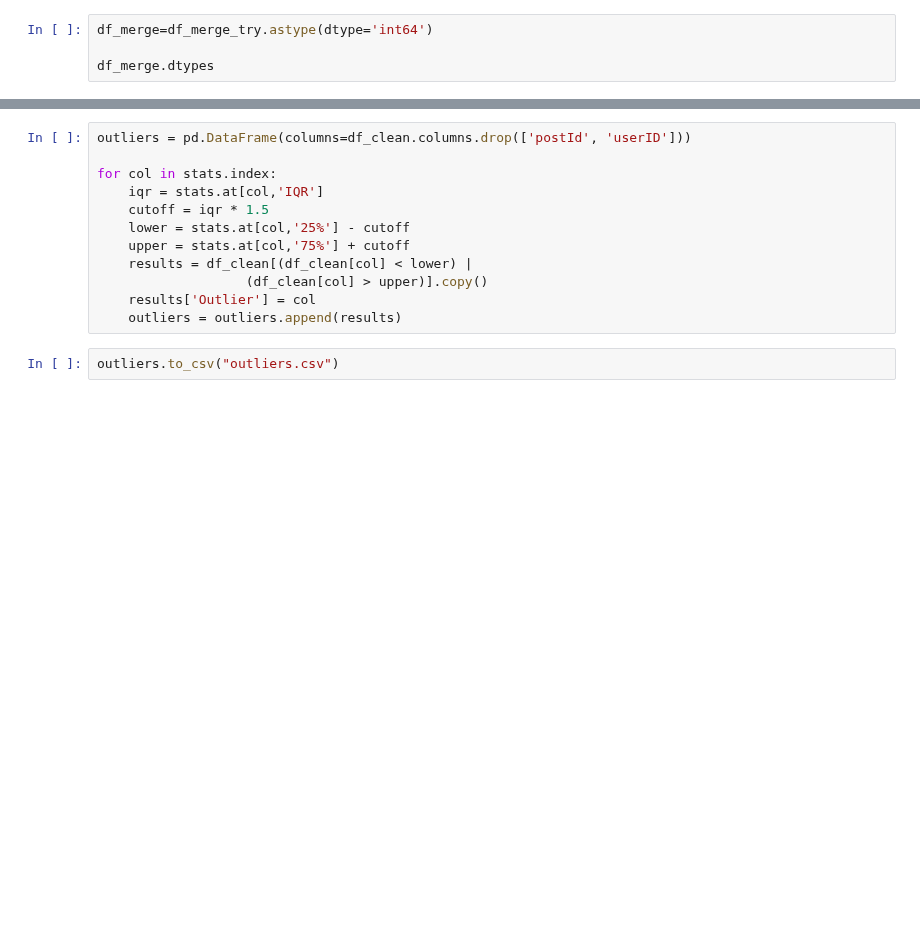
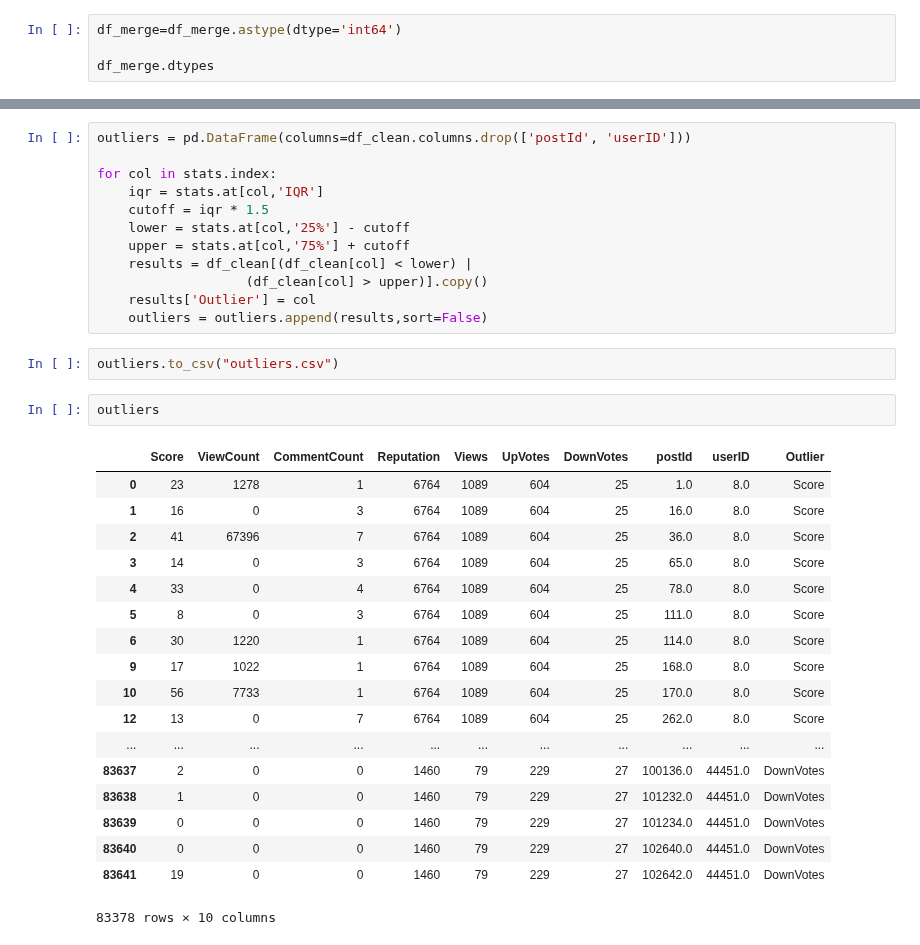
Before and after one commit to ironhack-datalabs/datamad0819, a Jupyter notebook: module-1/lab-data_cleaning/your-code/main.ipynb, the cells around one changed output, grey strips where cells are left out. Saved outputs shown, nothing was run; the diff lists cells and outputs as text; blank space fills up the shorter version.

```diff
--- a/module-1/lab-data_cleaning/your-code/main.ipynb
+++ b/module-1/lab-data_cleaning/your-code/main.ipynb
@@ -151,7 +151,7 @@ df_merge.head()
 | 3 | 65 | 14 | 8.0 | 0.0 | 3 | 6764 | 1089 | 604 | 25 |
 | 4 | 78 | 33 | 8.0 | 0.0 | 4 | 6764 | 1089 | 604 | 25 |
 # %%
-df_merge=df_merge_try.astype(dtype='int64')
+df_merge=df_merge.astype(dtype='int64')
 
 df_merge.dtypes
 # %% [output]
@@ -209,6 +209,27 @@ for col in stats.index:
     results = df_clean[(df_clean[col] < lower) |
                    (df_clean[col] > upper)].copy()
     results['Outlier'] = col
-    outliers = outliers.append(results)
+    outliers = outliers.append(results,sort=False)
 # %%
 outliers.to_csv("outliers.csv")
+# %%
+outliers
+# %% [output]
+|  | Score | ViewCount | CommentCount | Reputation | Views | UpVotes | DownVotes | postId | userID | Outlier |
+| 0 | 23 | 1278 | 1 | 6764 | 1089 | 604 | 25 | 1.0 | 8.0 | Score |
+| 1 | 16 | 0 | 3 | 6764 | 1089 | 604 | 25 | 16.0 | 8.0 | Score |
+| 2 | 41 | 67396 | 7 | 6764 | 1089 | 604 | 25 | 36.0 | 8.0 | Score |
+| 3 | 14 | 0 | 3 | 6764 | 1089 | 604 | 25 | 65.0 | 8.0 | Score |
+| 4 | 33 | 0 | 4 | 6764 | 1089 | 604 | 25 | 78.0 | 8.0 | Score |
+| 5 | 8 | 0 | 3 | 6764 | 1089 | 604 | 25 | 111.0 | 8.0 | Score |
+| 6 | 30 | 1220 | 1 | 6764 | 1089 | 604 | 25 | 114.0 | 8.0 | Score |
+| 9 | 17 | 1022 | 1 | 6764 | 1089 | 604 | 25 | 168.0 | 8.0 | Score |
+| 10 | 56 | 7733 | 1 | 6764 | 1089 | 604 | 25 | 170.0 | 8.0 | Score |
+| 12 | 13 | 0 | 7 | 6764 | 1089 | 604 | 25 | 262.0 | 8.0 | Score |
+| ... | ... | ... | ... | ... | ... | ... | ... | ... | ... | ... |
+| 83637 | 2 | 0 | 0 | 1460 | 79 | 229 | 27 | 100136.0 | 44451.0 | DownVotes |
+| 83638 | 1 | 0 | 0 | 1460 | 79 | 229 | 27 | 101232.0 | 44451.0 | DownVotes |
+| 83639 | 0 | 0 | 0 | 1460 | 79 | 229 | 27 | 101234.0 | 44451.0 | DownVotes |
+| 83640 | 0 | 0 | 0 | 1460 | 79 | 229 | 27 | 102640.0 | 44451.0 | DownVotes |
+| 83641 | 19 | 0 | 0 | 1460 | 79 | 229 | 27 | 102642.0 | 44451.0 | DownVotes |
+83378 rows × 10 columns
```
Also changed, not shown: parts of 1 cell of this notebook, 1 other file.
